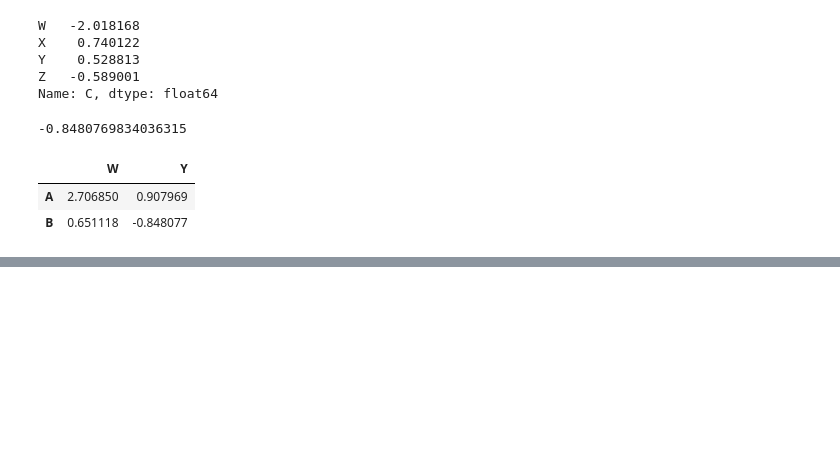
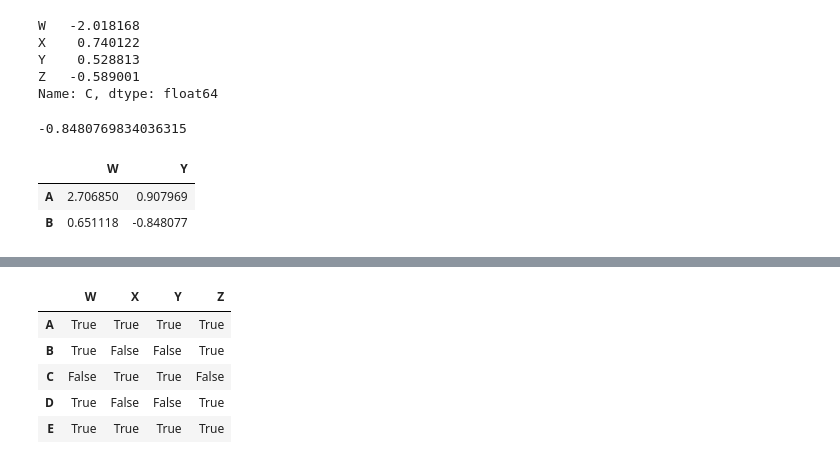
Before and after one commit to mdfazal/Python-for-DS-ML, a Jupyter notebook: Pandas.ipynb, the cells around one changed output, grey strips where cells are left out. Saved outputs shown, nothing was run; the diff lists cells and outputs as text; code cells hidden in the pictures; blank space fills up the shorter version.

```diff
--- a/Pandas.ipynb
+++ b/Pandas.ipynb
@@ -281,0 +290,2 @@ df.loc[['A','B'],['W','Y']]
+# %%
+df = pd.DataFrame(randn(5,4),['A','B','C','D','E'],['W','X','Y','Z'])
@@ -281,0 +301,9 @@ df.loc[['A','B'],['W','Y']]
+# %%
+df >0
+# %% [output]
+|  | W | X | Y | Z |
+| A | True | True | True | True |
+| B | True | False | False | True |
+| C | False | True | True | False |
+| D | True | False | False | True |
+| E | True | True | True | True |
```
Also changed, not shown: parts of 20 cells of this notebook.
